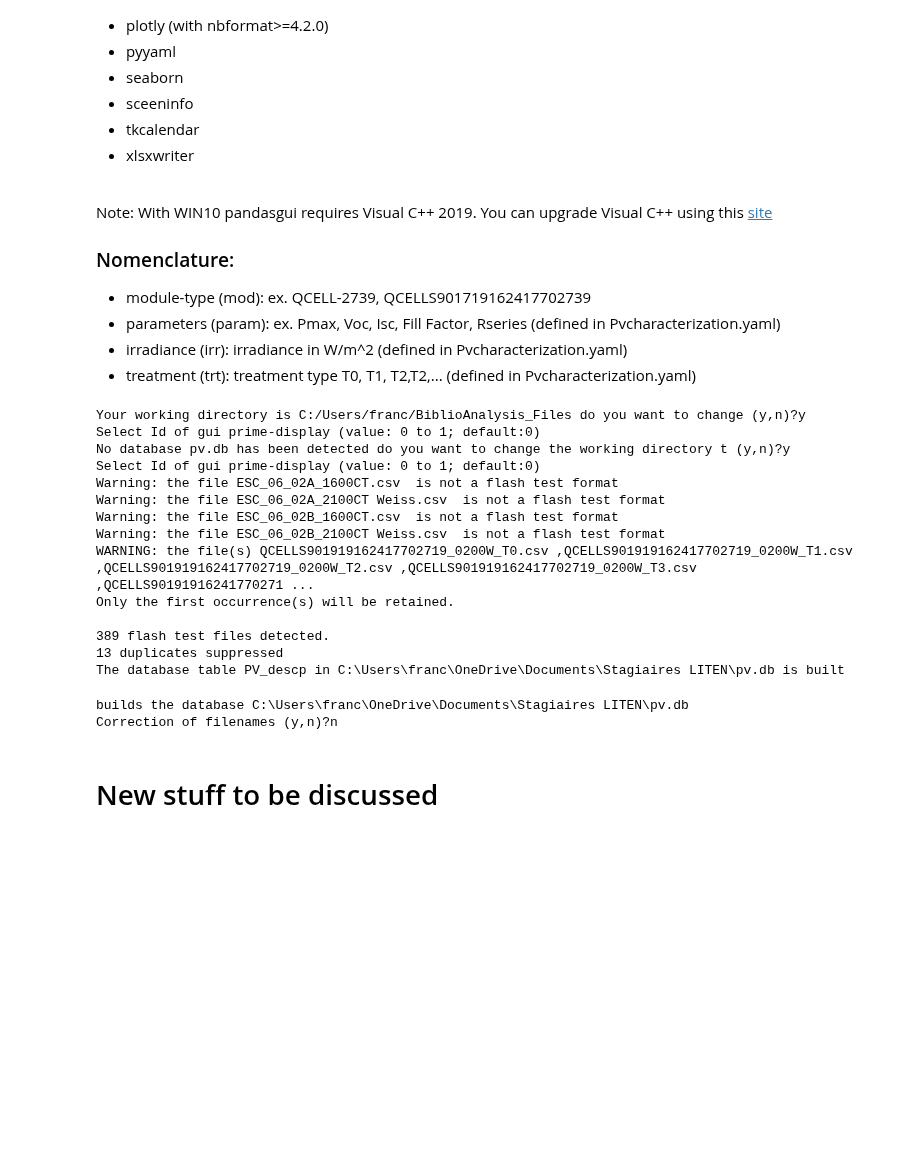
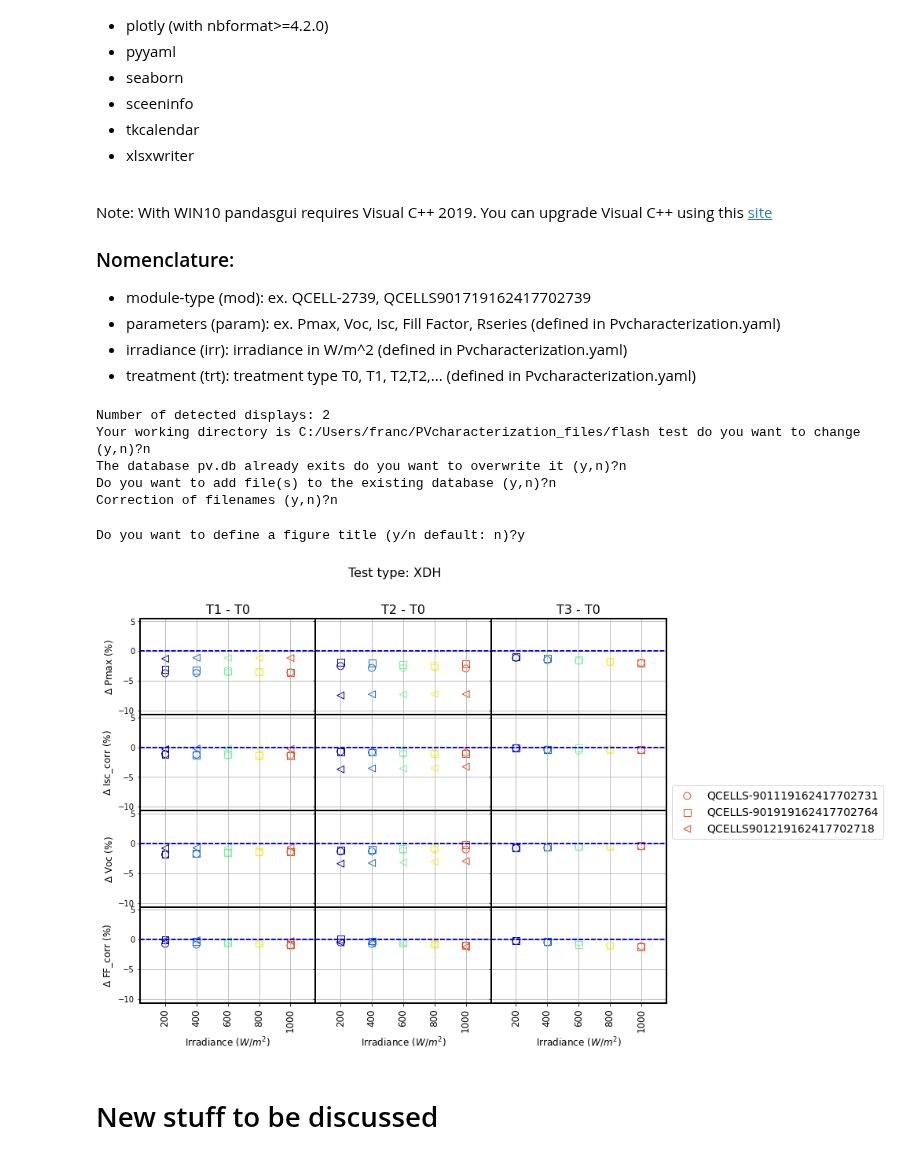
Before and after one commit to Bertin-fap/PVcharacterization, a Jupyter notebook: Module_aging.ipynb, the cells around one changed output. Saved outputs shown, nothing was run; the diff lists cells and outputs as text; code cells hidden in the pictures; blank space fills up the shorter version.

Commit message:
updated .yml file and plot_param_dict

```diff
--- a/Module_aging.ipynb
+++ b/Module_aging.ipynb
@@ -135,7 +135,7 @@ With WIN10 pandasgui requires Visual C++ 2019. You can upgrade Visual C++ using
 # %%
 '''
     Creation: 2021.09.13
-    Last update: 2021.12.08
+    Last update: 2022.05.03
 
     Initialization of the flashtest_dir and of the working_dir
     Database definition/creation
@@ -201,22 +201,11 @@ if filenames_correct=='y':
     status = pv.batch_filename_correction(working_dir, verbose=verb)
     print(status)
 # %% [output]
-Your working directory is C:/Users/franc/BiblioAnalysis_Files do you want to change (y,n)?y
-Select Id of gui prime-display (value: 0 to 1; default:0)
-No database pv.db has been detected do you want to change the working directory t (y,n)?y
-Select Id of gui prime-display (value: 0 to 1; default:0)
-Warning: the file ESC_06_02A_1600CT.csv  is not a flash test format
-Warning: the file ESC_06_02A_2100CT Weiss.csv  is not a flash test format
-Warning: the file ESC_06_02B_1600CT.csv  is not a flash test format
-Warning: the file ESC_06_02B_2100CT Weiss.csv  is not a flash test format
-WARNING: the file(s) QCELLS901919162417702719_0200W_T0.csv ,QCELLS901919162417702719_0200W_T1.csv ,QCELLS901919162417702719_0200W_T2.csv ,QCELLS901919162417702719_0200W_T3.csv ,QCELLS90191916241770271 ...
-Only the first occurrence(s) will be retained.
-
-389 flash test files detected.
-13 duplicates suppressed
-The database table PV_descp in C:\Users\franc\OneDrive\Documents\Stagiaires LITEN\pv.db is built
+Number of detected displays: 2
+Your working directory is C:/Users/franc/PVcharacterization_files/flash test do you want to change (y,n)?n
+The database pv.db already exits do you want to overwrite it (y,n)?n
+Do you want to add file(s) to the existing database (y,n)?n
+Correction of filenames (y,n)?n
-builds the database C:\Users\franc\OneDrive\Documents\Stagiaires LITEN\pv.db
-Correction of filenames (y,n)?n
 # %%
 ''' Creation: 2021.10.17
     Last update: 2021.11.13
@@ -243,6 +232,14 @@ df_meta_pca = pv.pv_flashtest_pca(df_meta,scree_plot = False,interactive_plot=Tr
     '''
 # Local imports
 import PVcharacterization_Utils as pv
+anws = input('Do you want to define a figure title (y/n default: n)?')
+
+suptitle = None
+if anws == 'y':
+    test_type_list = ['DH','XDH','CT','XCT','DML','UV','HF','XHF']
+    title = pv.select_items(test_type_list,'Select test type',mode = 'single')
+    suptitle =  f'Test type: {title[0]}'
+
 
 plot_params_dict = {'markers': ["o", "s", "<", ">", "p", "H", "v", "^"],
                      'marker_colors': ['#0000A0','#1569C7','#78f89d','#FFEB3B','#E64A19','#d24dff','#E07B39','#AC673F'],
@@ -258,36 +255,42 @@ plot_params_dict = {'markers': ["o", "s", "<", ">", "p", "H", "v", "^"],
                      'bbox_y0': 0.5,
                      'bbox_width': 1,
                      'bbox_height': 1,
-                     'irr_add_nbr':0.5,
+                     'irr_add_nbr':0.2,
                      'y_limit_type': 'extremorum',
-                     'irr_color_unique':'no'}
+                     'irr_color_unique':'no',
+                     'face_color' : 'no',
+                     'suptitle': suptitle,              #
+                     'suptitle_font_size': 16}
 
 diff = True  # True weplot relative parameters evolution between treaments
              # False we plot parameters evolution
 select_irradiance = False
 
 list_mod_selected = pv.select_module(working_dir)
 if select_irradiance:
     list_irradiance = pv.select_irradiance(working_dir,list_mod_selected,mode='select')
 else:
     list_irradiance = pv.select_irradiance(working_dir,list_mod_selected,mode=None)
 
 if diff:
     list_diff_treatment = pv.select_diff_treatment(working_dir,list_mod_selected)
     dic_trt_meaning = pv.input_treatment_labels(list_diff_treatment)
     plot_params_dict['y_limit_type'] = 'extremorum'
 else:
     list_diff_treatment = []
     plot_params_dict['y_limit_type'] = ''
 
 list_params = pv.select_params()
 df_meta = pv.build_metadata_df_from_db(working_dir,list_mod_selected,list_irradiance)
 
 
 pv.plot_params_diff(df_meta,
                     list_diff_treatment,
                     list_params,
                     dic_trt_meaning,
                     long_label=False,
                     plot_params_dict=plot_params_dict,
                     )
+# %% [output]
+Do you want to define a figure title (y/n default: n)?y
+[figure, added]
```
Also changed, not shown: parts of 2 cells of this notebook, 4 other files.
